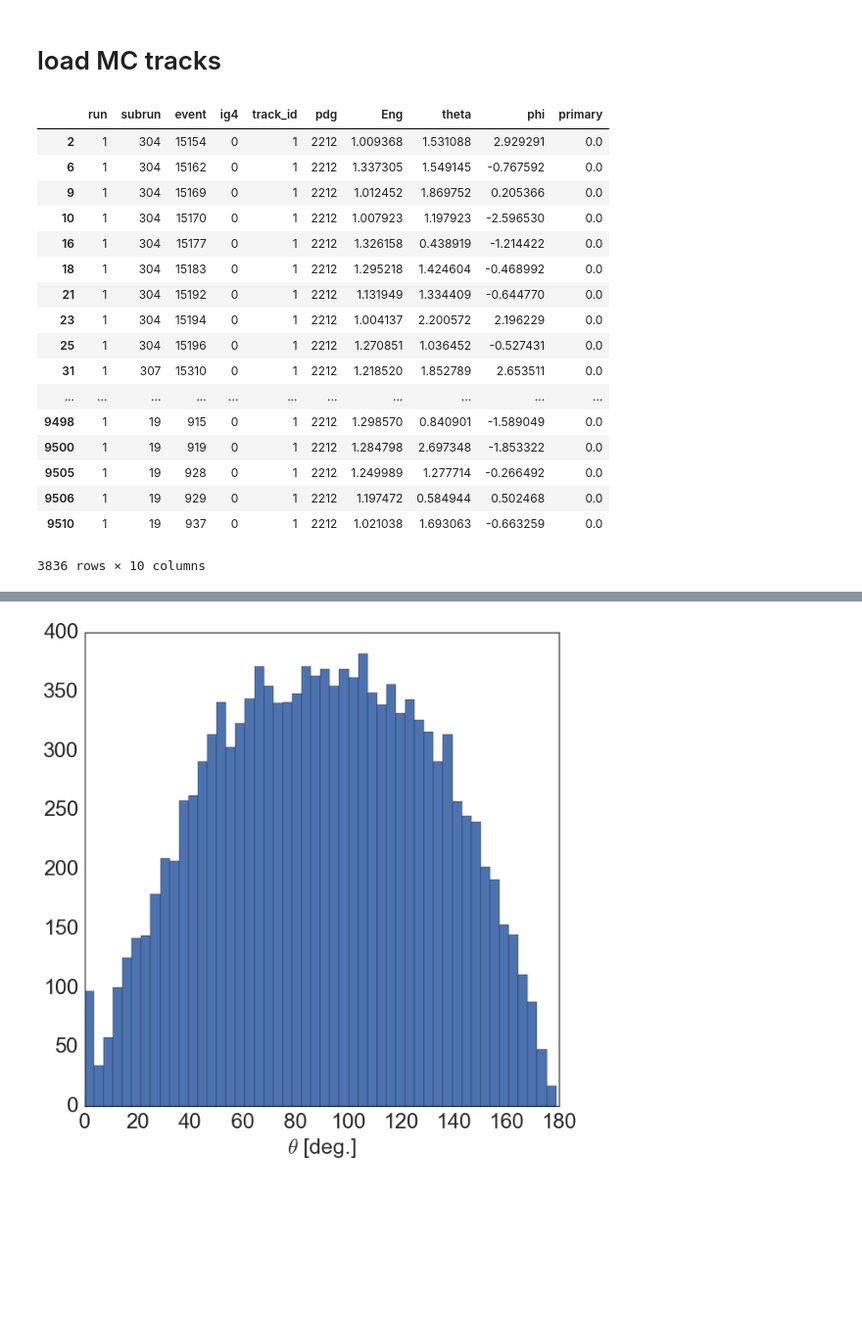
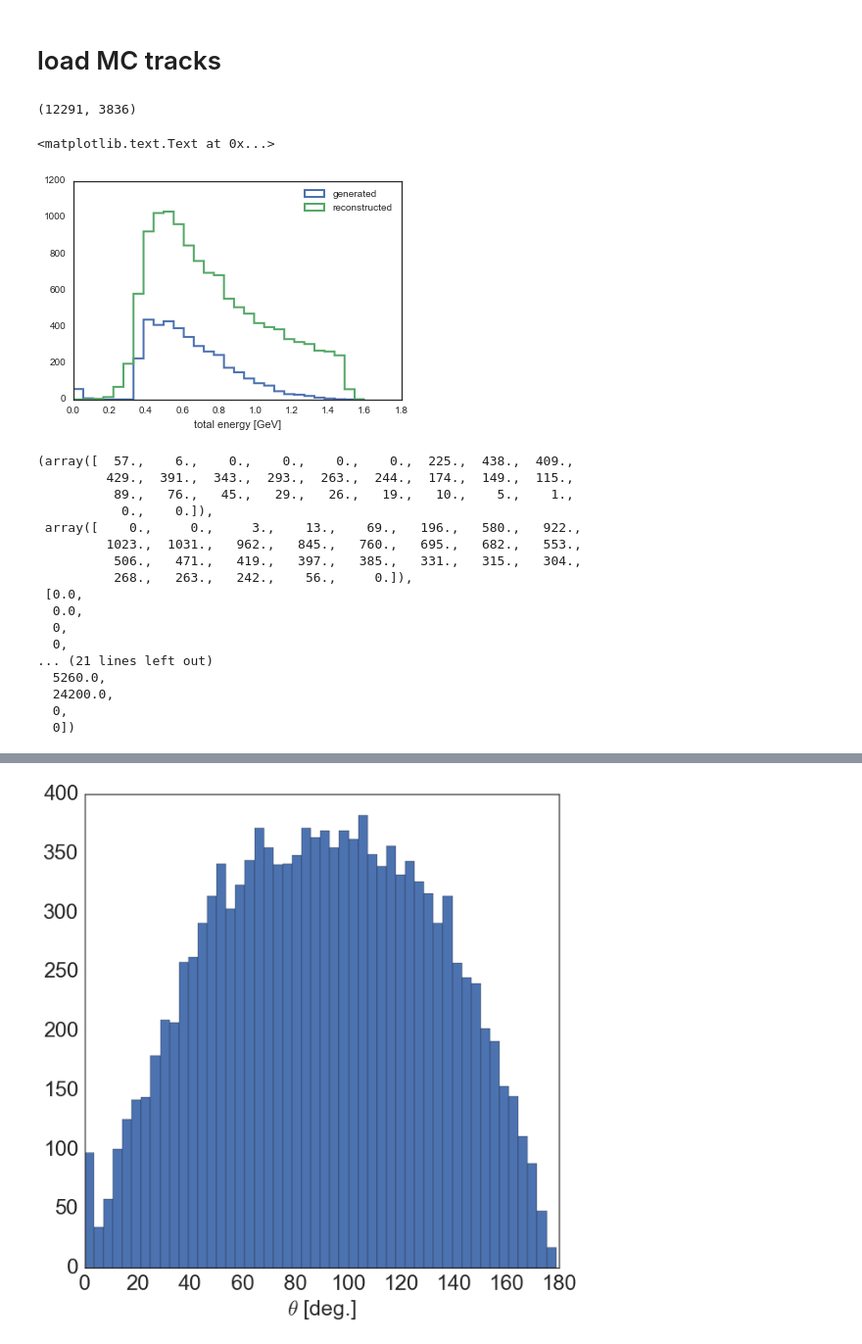
Before and after one commit to erezcoh4/AnalysisTreesInformation, a Jupyter notebook: AnaTreesPackage/notebooks/MC_SingleParticle_anatrees_plots.ipynb, the cells around one changed output, grey strips where cells are left out. Shown at 98% size. Cells and saved outputs as stored; diff of their text form; code cells hidden in the pictures; blank space fills up the shorter version.

```diff
--- a/AnaTreesPackage/notebooks/MC_SingleParticle_anatrees_plots.ipynb
+++ b/AnaTreesPackage/notebooks/MC_SingleParticle_anatrees_plots.ipynb
@@ -7,25 +7,44 @@ from notebooks_tools import *
 # load MC tracks
 # %%
 MC_gen_protons = pd.read_csv('/Users/erezcohen/Desktop/uBoone/AnalysisTreesAna/FeaturesFiles/g4_features_p_0.02-1.5GeV_isotropic_AnalysisTrees.csv')
-# MC_rec_protons = pd.read_csv('/Users/erezcohen/Desktop/uBoone/AnalysisTreesAna/FeaturesFiles/full_features_p_0.02-1.5GeV_isotropic_AnalysisTrees.csv')
+MC_gen_protons = MC_gen_protons[MC_gen_protons.pdg==2212]
+MC_gen_protons.p = np.sqrt(MC_gen_protons.Eng*MC_gen_protons.Eng - 0.879)
+MC_rec_protons = pd.read_csv('/Users/erezcohen/Desktop/uBoone/AnalysisTreesAna/FeaturesFiles/full_features_p_0.02-1.5GeV_isotropic_AnalysisTrees.csv')
+MC_rec_protons = MC_rec_protons[MC_rec_protons.MCpdgCode==2212]
+MC_rec_protons.p = np.sqrt(MC_rec_protons.truth_Eng*MC_rec_protons.truth_Eng - 0.879)
-# %%
-MC_gen_protons[MC_gen_protons.pdg==2212]
-# %% [output]
-|  | run | subrun | event | ig4 | track_id | pdg | Eng | theta | phi | primary |
-| 2 | 1 | 304 | 15154 | 0 | 1 | 2212 | 1.009368 | 1.531088 | 2.929291 | 0.0 |
-| 6 | 1 | 304 | 15162 | 0 | 1 | 2212 | 1.337305 | 1.549145 | -0.767592 | 0.0 |
-| 9 | 1 | 304 | 15169 | 0 | 1 | 2212 | 1.012452 | 1.869752 | 0.205366 | 0.0 |
-| 10 | 1 | 304 | 15170 | 0 | 1 | 2212 | 1.007923 | 1.197923 | -2.596530 | 0.0 |
-| 16 | 1 | 304 | 15177 | 0 | 1 | 2212 | 1.326158 | 0.438919 | -1.214422 | 0.0 |
-| 18 | 1 | 304 | 15183 | 0 | 1 | 2212 | 1.295218 | 1.424604 | -0.468992 | 0.0 |
-| 21 | 1 | 304 | 15192 | 0 | 1 | 2212 | 1.131949 | 1.334409 | -0.644770 | 0.0 |
-| 23 | 1 | 304 | 15194 | 0 | 1 | 2212 | 1.004137 | 2.200572 | 2.196229 | 0.0 |
-| 25 | 1 | 304 | 15196 | 0 | 1 | 2212 | 1.270851 | 1.036452 | -0.527431 | 0.0 |
-| 31 | 1 | 307 | 15310 | 0 | 1 | 2212 | 1.218520 | 1.852789 | 2.653511 | 0.0 |
-| ... | ... | ... | ... | ... | ... | ... | ... | ... | ... | ... |
-| 9498 | 1 | 19 | 915 | 0 | 1 | 2212 | 1.298570 | 0.840901 | -1.589049 | 0.0 |
-| 9500 | 1 | 19 | 919 | 0 | 1 | 2212 | 1.284798 | 2.697348 | -1.853322 | 0.0 |
-| 9505 | 1 | 19 | 928 | 0 | 1 | 2212 | 1.249989 | 1.277714 | -0.266492 | 0.0 |
-| 9506 | 1 | 19 | 929 | 0 | 1 | 2212 | 1.197472 | 0.584944 | 0.502468 | 0.0 |
-| 9510 | 1 | 19 | 937 | 0 | 1 | 2212 | 1.021038 | 1.693063 | -0.663259 | 0.0 |
-3836 rows × 10 columns
+# %%
+len(MC_rec_protons) , len(MC_gen_protons)
+# %% [output]
+(12291, 3836)
+# %%
+bins=np.linspace(0,1.6,30)
+h_gen,bins,patches=plt.hist(MC_gen_protons.p,label='generated',bins=bins,histtype='step',linewidth=2)
+h_rec,bins,patches=plt.hist(MC_rec_protons.p,label='reconstructed',bins=bins,histtype='step',linewidth=2)
+plt.legend()
+plt.xlabel('total energy [GeV]')
+# %% [output]
+<matplotlib.text.Text at 0x...>
+[figure, added]
+# %%
+
+acceptance = [100*h_rec[i]/h_gen[i] if h_gen[i]>0 else 0 for i in range(len(h_gen))]
+h_gen , h_rec , acceptance
+# plt.plot(acceptance)
+# %% [output]
+(array([  57.,    6.,    0.,    0.,    0.,    0.,  225.,  438.,  409.,
+         429.,  391.,  343.,  293.,  263.,  244.,  174.,  149.,  115.,
+          89.,   76.,   45.,   29.,   26.,   19.,   10.,    5.,    1.,
+           0.,    0.]),
+ array([    0.,     0.,     3.,    13.,    69.,   196.,   580.,   922.,
+         1023.,  1031.,   962.,   845.,   760.,   695.,   682.,   553.,
+          506.,   471.,   419.,   397.,   385.,   331.,   315.,   304.,
+          268.,   263.,   242.,    56.,     0.]),
+ [0.0,
+  0.0,
+  0,
+  0,
+... (21 lines left out)
+  5260.0,
+  24200.0,
+  0,
+  0])
```
Also changed, not shown: parts of 2 cells of this notebook, 3 other files.
